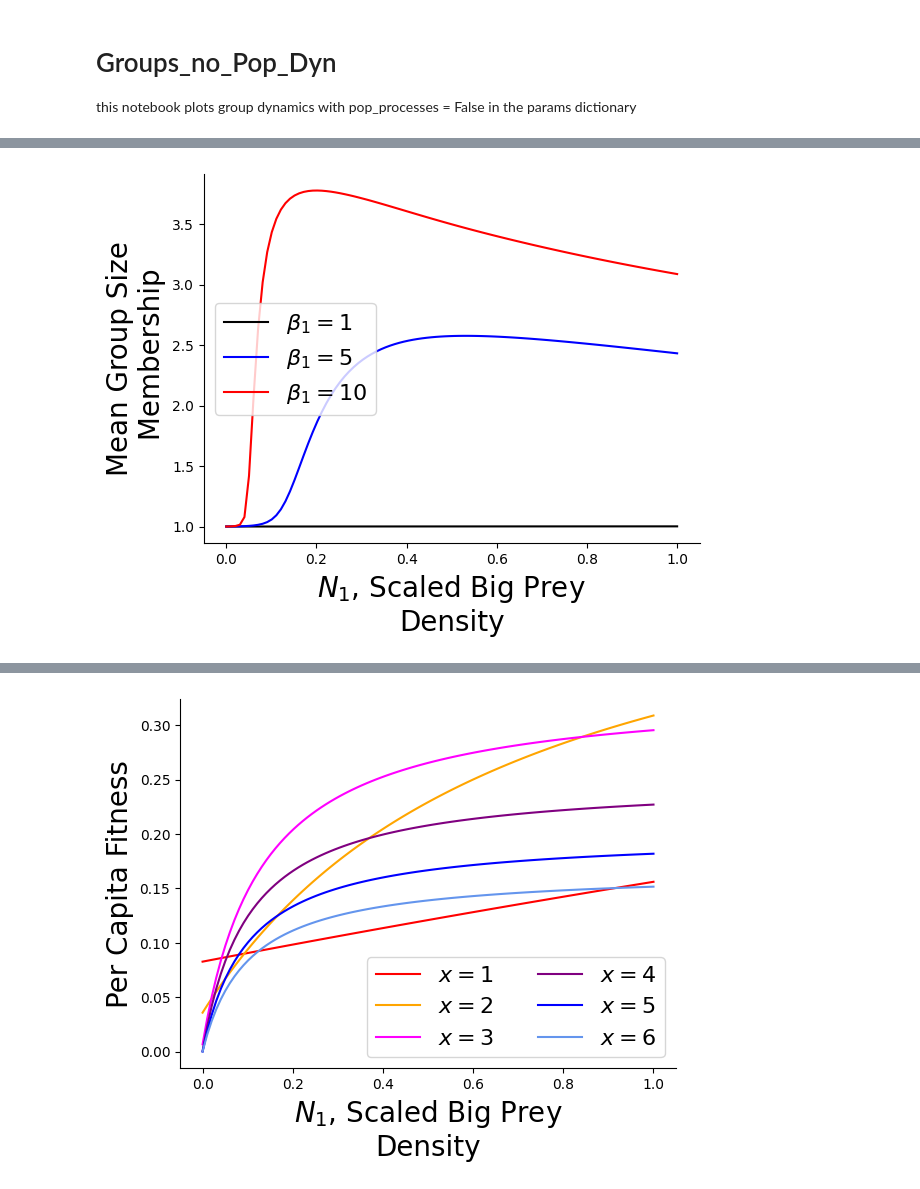
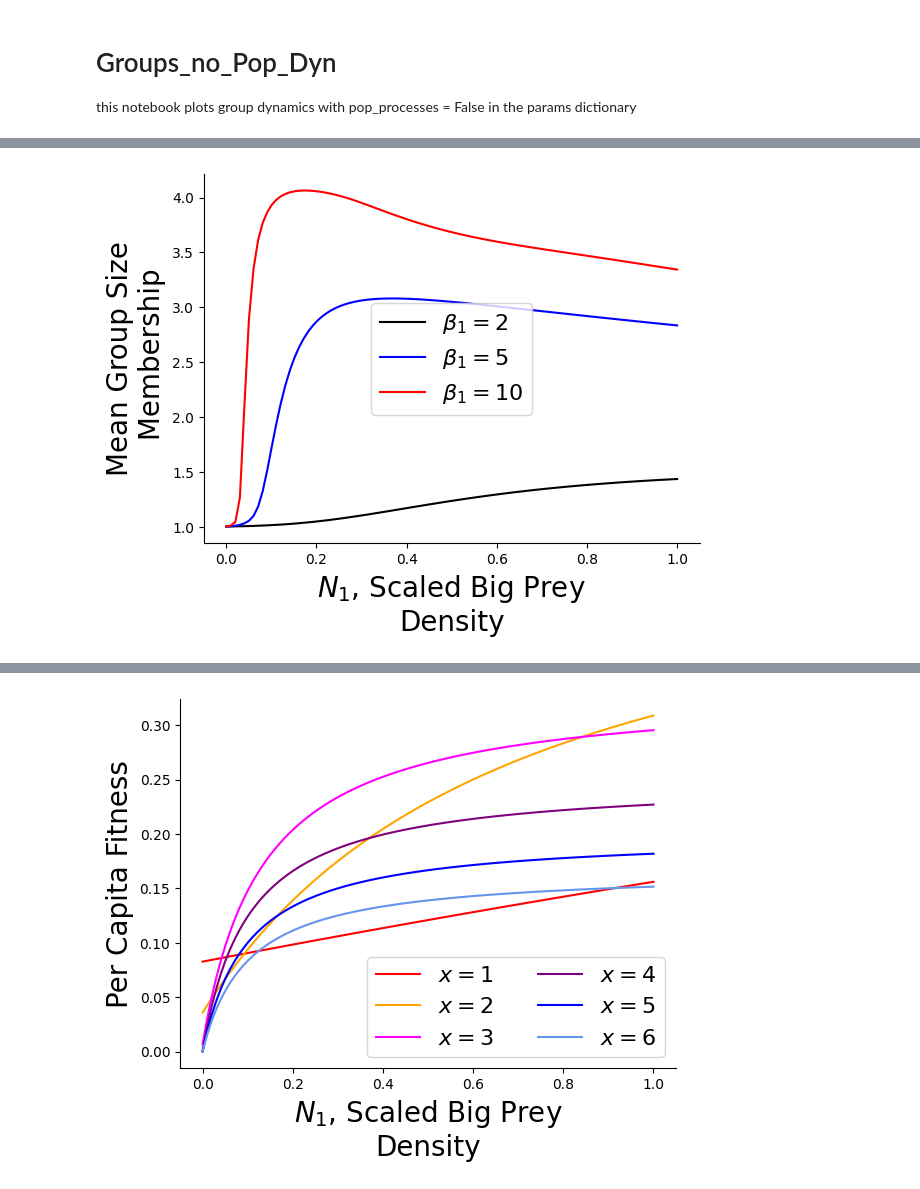
Before and after one commit to taliaborofsky/AdaptiveDynamics_CH_RS, a Jupyter notebook: Groups_no_Pop_Dyn.ipynb, the cells around one changed output, grey strips where cells are left out. Saved outputs shown, nothing was run; the diff lists cells and outputs as text; code cells hidden in the pictures.

```diff
--- a/Groups_no_Pop_Dyn.ipynb
+++ b/Groups_no_Pop_Dyn.ipynb
@@ -28,7 +28,7 @@ params_base = dict(β1 = 8, β2 = 1,
 def full_system_groups(Fvec, N1, N2, params):
     return group_formation_model_non_dim(0,Fvec,N1,N2,params_base)
 
-def get_equilibrium_grp(params, N1_0 = 0.5, N2_0 = 0.4, P_0 = 3, F_of_x_vec = None,
+def get_equilibrium_grp(params, N1_0 = 0.5, N2_0 = 0.4, P_0 = 20, F_of_x_vec = None,
                         iterate_to_initial = False):
     '''
     finds the equilibrium using Fsolve for the population dynamics and group dynamics system
@@ -44,67 +44,67 @@ def get_equilibrium_grp(params, N1_0 = 0.5, N2_0 = 0.4, P_0 = 3, F_of_x_vec = No
         F0 = initiate_f_first_x(P_0, x_f, x_max)
         if iterate_to_initial:
             sol = solve_ivp(group_formation_model_non_dim, [0,2], F0,
-                            args = (N1,N2,params), method = 'LSODA')
+                            args = (N1_0,N2_0,params), method = 'LSODA')
             F0 = sol.y[:,-1]
     else:
         F0 = F_of_x_vec
 
     out = root(fun = full_system_groups, x0 = F0,
-                                  args = (N1,N2,params))
+                                  args = (N1_0,N2_0,params))
 
     final_P = np.sum(xvec *out.x)
-    no_pop_growth = np.isclose(final_P, P, rtol=1e-4)
+    no_pop_growth = np.isclose(final_P, P_0, rtol=1e-4)
     #print(no_pop_growth)
     success = (out.success and no_pop_growth) and np.all(out.x>0)
     return out, success
 # %%
 # set up figure
-fig, ax = plt.subplots(1,1)
+def plot_meanx_vs_N1(params):
+    fig, ax = plt.subplots(1,1)
 
-N2 = 0.5; P = 1
-N1vec = np.linspace(0,1,100)
-β1vals = [1,5,10]
-F_of_x_vec_initial = np.zeros(params_base['x_max']); F_of_x_vec_initial[0] = P;
-mean_x_vec = np.zeros( len(N1vec) )
-start_time = time.time()
-had_to_iterate = 0
+    N2 = 0.5; P = 20
+    N1vec = np.linspace(0,1,100)
+    β1vals = [2,5,10]
+    F_of_x_vec_initial = np.zeros(params_base['x_max']); F_of_x_vec_initial[0] = P;
+    mean_x_vec = np.zeros( len(N1vec) )
+    start_time = time.time()
+    had_to_iterate = 0
 
 
-for β1_index, β1 in enumerate(β1vals):
-    params = params_base.copy()
-    params['β1'] = β1
+    for β1_index, β1 in enumerate(β1vals):
+        params = params_base.copy()
+        params['β1'] = β1
 
-    mean_x_vec = np.zeros( len(N1vec) )
+        mean_x_vec = np.zeros( len(N1vec) )
 
-    for i,N1 in enumerate(N1vec):
-        out, success = get_equilibrium_grp(params.copy(), N1_0 = N1, N2_0 = N2, P_0 = P, F_of_x_vec = None,
-                                      iterate_to_initial = True)
-        F_out = out.x
-        if success == False:
-            had_to_iterate+=1
-            sol = solve_ivp(group_formation_model_non_dim, [0, 10],
-                    F_of_x_vec_initial, args=(N1, N2, params.copy()), method='LSODA')
-            F_out = sol.y[:,-1]
+        for i,N1 in enumerate(N1vec):
 
-        mean_x_vec[i] = mean_group_size_membership(F_out, params['x_max'], P)
-    ax.plot(N1vec, mean_x_vec, color = colors_x[β1_index], label = r'$\beta_1=$'+str(β1))
-    #out = get_equilibrium_grp(params, N1_0 = N1, N2_0 = N2, P_0 = P, F_of_x_vec = None)
-    #F_out = out.x
-    #if np.any(F_out<0) or out.success == False: # or also if
-    #    mean_x_vec[i] = np.nan
-    #else:
-    #    mean_x_vec[i] = mean_group_size_membership(F_out, params['x_max'], P)
+            out, success = get_equilibrium_grp(params.copy(), N1_0 = N1, N2_0 = N2,
+                                               P_0 = P, F_of_x_vec = None,
+                                          iterate_to_initial = True)
+            F_out = out.x
+            if success == False:
+                had_to_iterate+=1
+                sol = solve_ivp(group_formation_model_non_dim, [0, 10],
+                        F_of_x_vec_initial, args=(N1, N2, params.copy()), method='LSODA')
+                F_out = sol.y[:,-1]
 
-end_time = time.time()
-elapsed_time = end_time - start_time
-print(f"Function execution time: {elapsed_time:.4f} seconds")
-print(f"Had to iterate {had_to_iterate} times")
+            mean_x_vec[i] = mean_group_size_membership(F_out, params['x_max'], P)
+        ax.plot(N1vec, mean_x_vec, color = colors_x[β1_index], label = r'$\beta_1=$'+str(β1))
 
 
-xlab = N1lab
-ylab = mean_x_lab
-format_ax(ax,xlab,ylab, xlim = None, ylim=None,
-              fs_labs = 20, fs_legend = 16, if_legend = True,
-             ncol_legend = 1)
+    end_time = time.time()
+    elapsed_time = end_time - start_time
+    print(f"Function execution time: {elapsed_time:.4f} seconds")
+    print(f"Had to iterate {had_to_iterate} times")
+
+
+    xlab = N1lab
+    ylab = mean_x_lab
+    format_ax(ax,xlab,ylab, xlim = None, ylim=None,
+                  fs_labs = 20, fs_legend = 16, if_legend = True,
+                 ncol_legend = 1)
+    return fig, ax
+fig, ax = plot_meanx_vs_N1(params_base.copy())
 fig.savefig(final_fig_path+'mean_x_vs_N1_no_pop.png', bbox_inches = 'tight', dpi = 600)
 # %% [output]
@@ -112,2 +112,2 @@ Function execution time: 11.0673 seconds
 Had to iterate 300 times
-[figure, old version]
+[figure, new version]
```
Also changed, not shown: parts of 2 cells of this notebook, 12 other files.
